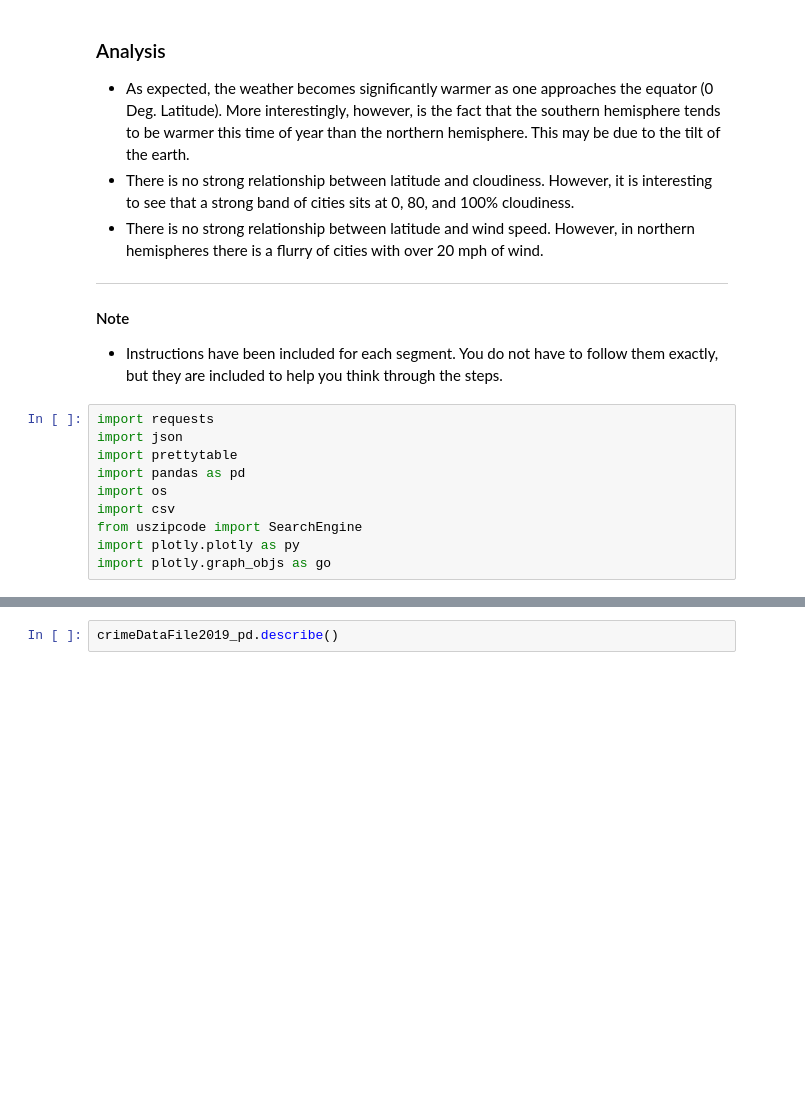
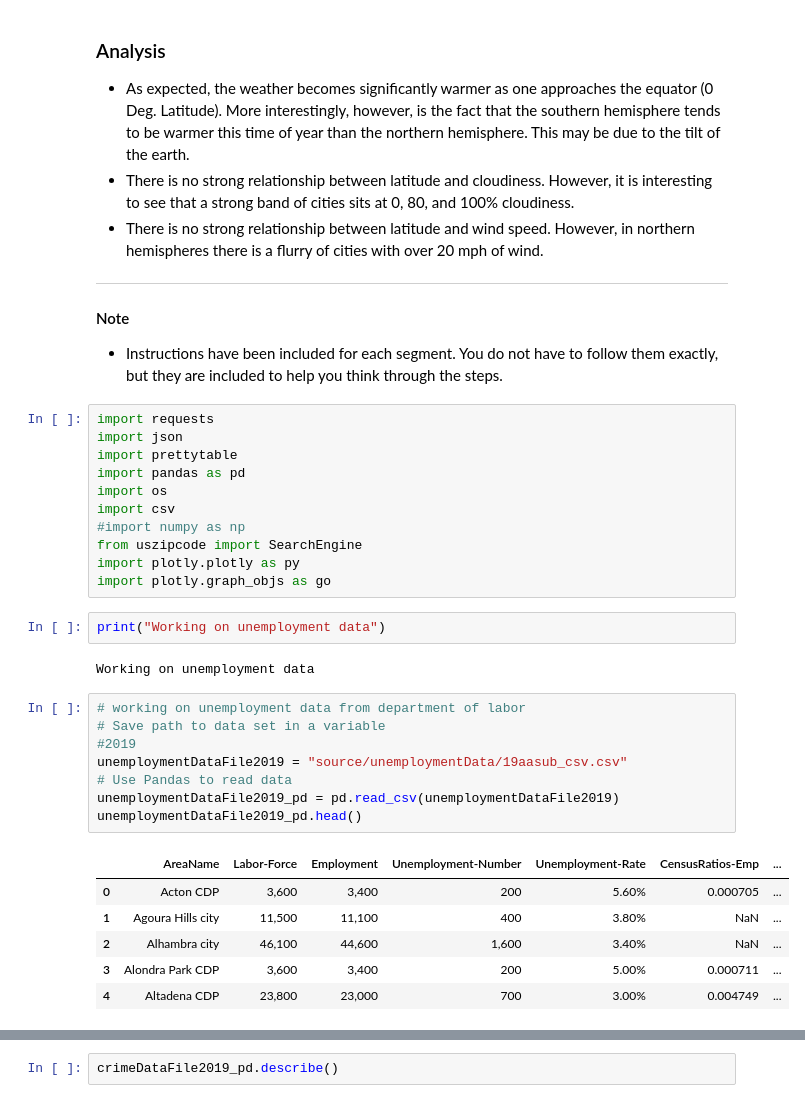
Before and after one commit to lisatian8/python-project1-challenge, a Jupyter notebook: UnemploymentRatePy.ipynb, the cells around one changed output, grey strips where cells are left out. Saved outputs shown, nothing was run; the diff lists cells and outputs as text; blank space fills up the shorter version.

```diff
--- a/UnemploymentRatePy.ipynb
+++ b/UnemploymentRatePy.ipynb
@@ -18,6 +18,26 @@ import prettytable
 import pandas as pd
 import os
 import csv
+#import numpy as np
 from uszipcode import SearchEngine
 import plotly.plotly as py
 import plotly.graph_objs as go
+# %%
+print("Working on unemployment data")
+# %% [output]
+Working on unemployment data
+# %%
+# working on unemployment data from department of labor
+# Save path to data set in a variable
+#2019
+unemploymentDataFile2019 = "source/unemploymentData/19aasub_csv.csv"
+# Use Pandas to read data
+unemploymentDataFile2019_pd = pd.read_csv(unemploymentDataFile2019)
+unemploymentDataFile2019_pd.head()
+# %% [output]
+|  | AreaName | Labor-Force | Employment | Unemployment-Number | Unemployment-Rate | CensusRatios-Emp | ... |
+| 0 | Acton CDP | 3,600 | 3,400 | 200 | 5.60% | 0.000705 | ... |
+| 1 | Agoura Hills city | 11,500 | 11,100 | 400 | 3.80% | NaN | ... |
+| 2 | Alhambra city | 46,100 | 44,600 | 1,600 | 3.40% | NaN | ... |
+| 3 | Alondra Park CDP | 3,600 | 3,400 | 200 | 5.00% | 0.000711 | ... |
+| 4 | Altadena CDP | 23,800 | 23,000 | 700 | 3.00% | 0.004749 | ... |
```
Also changed, not shown: parts of 12 cells of this notebook.
